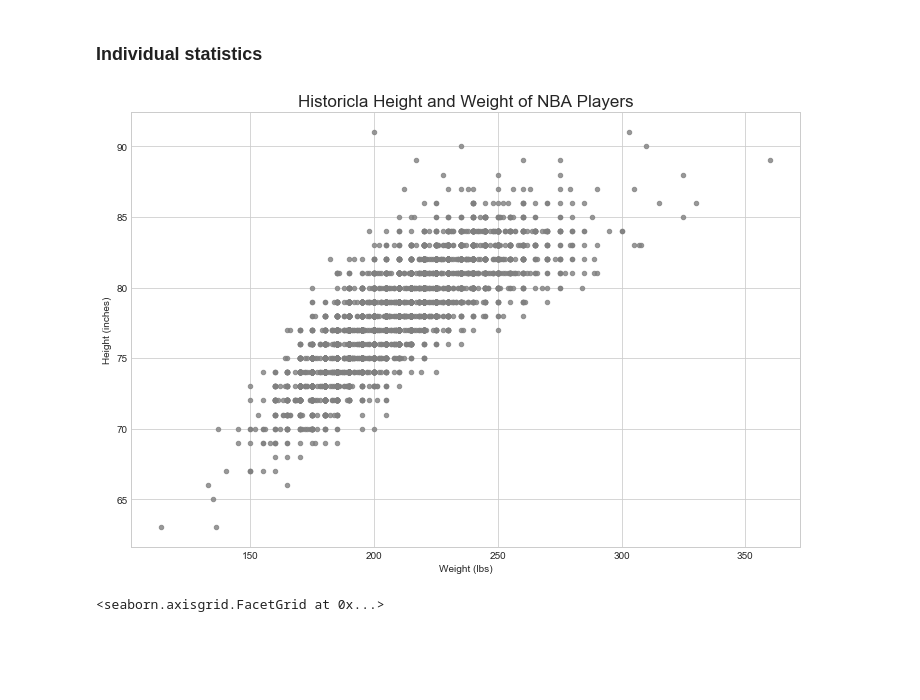
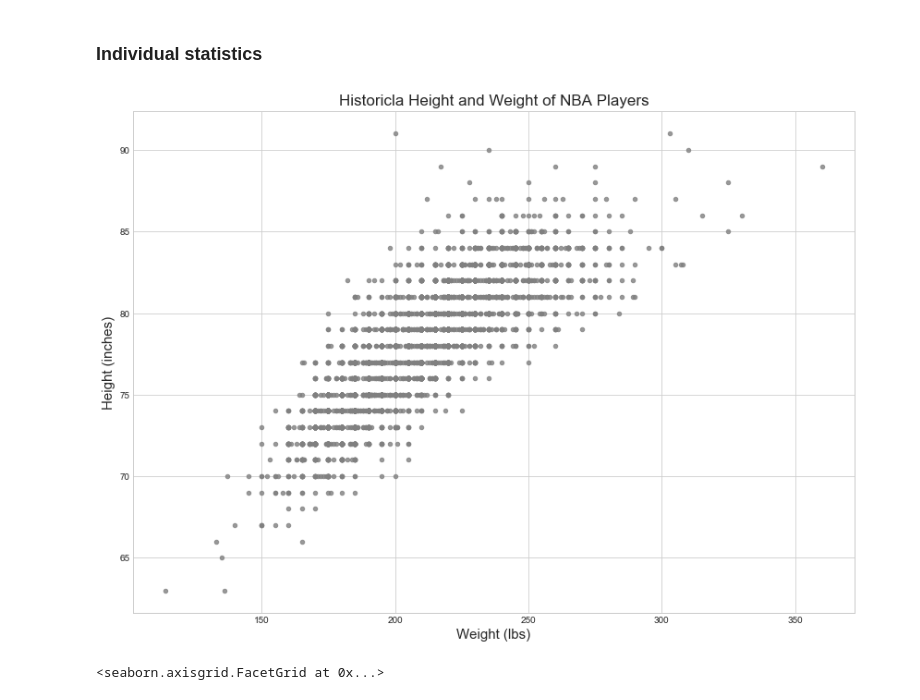
Before and after one commit to ymericson/NBA-player-info, a Jupyter notebook: NBA players stats.ipynb, the cells around one changed output. Cells and saved outputs as stored; diff of their text form; code cells hidden in the pictures; blank space fills up the shorter version.

```diff
--- a/NBA players stats.ipynb
+++ b/NBA players stats.ipynb
@@ -42,18 +43,17 @@ players_merged_df.head()
 # %% [markdown]
 ### Individual statistics
 # %%
-plt.figure(figsize=(12,8))
+plt.figure(figsize=(14,10))
 
 ax = sns.regplot(x='weight', y='height_inches', data=players_merged_df,
                  color='grey', fit_reg=False, scatter_kws={"s": 20})
 
 ax.set(xlabel='Weight (lbs)', ylabel='Height (inches)')
 plt.rcParams["axes.labelsize"] = 15
 plt.title('Historicla Height and Weight of NBA Players', fontsize=17)
-
 plt.show()
 # %% [output]
-[figure, old version]
+[figure, new version]
 # %%
 ax = sns.lmplot(x="weight", y="height_inches", data=players_merged_df,
                col='trad_position', hue='trad_position',
```
Also changed, not shown: parts of 26 cells of this notebook, 3 other files.
